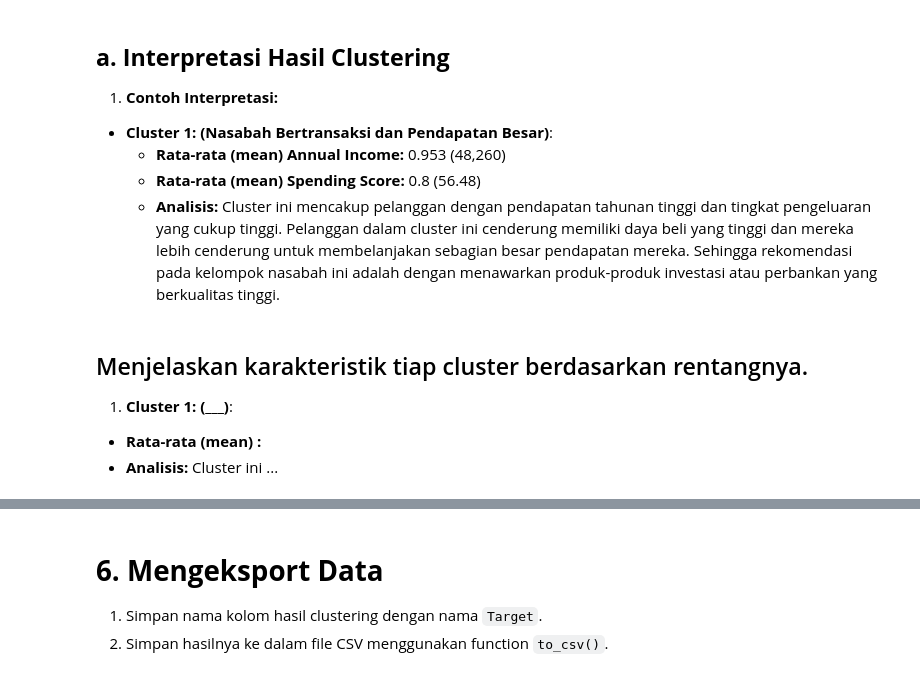
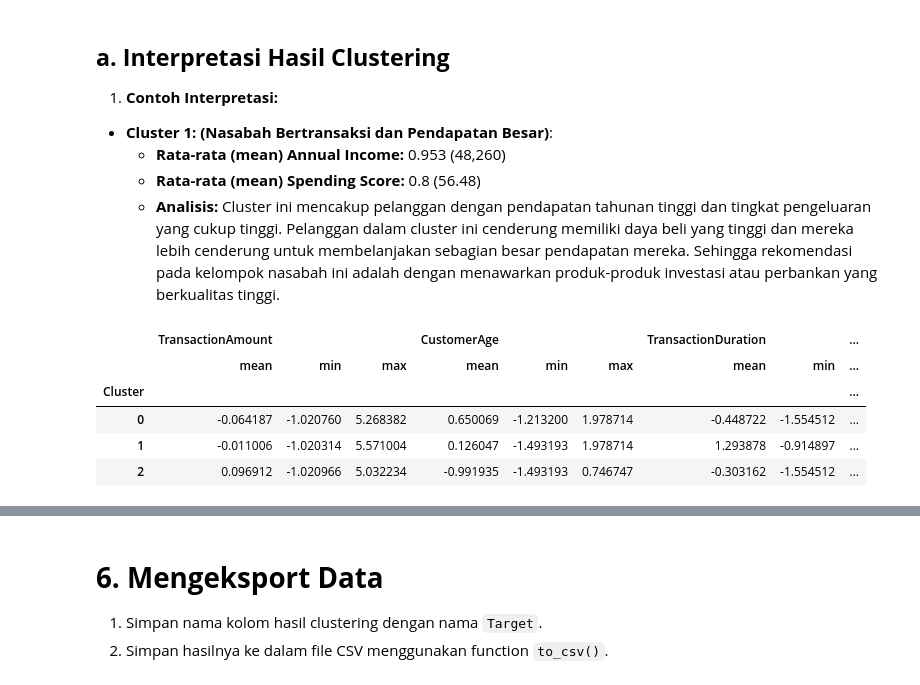
Before and after one commit to Andriansyah2501/BMLP, a Jupyter notebook: [Clustering]_Submission_Akhir_BMLP_Andrian_Syah.ipynb, the cells around one changed output, grey strips where cells are left out. Drawn from its saved outputs; the diff is of its cells as text; code cells hidden in the pictures.

```diff
--- a/[Clustering]_Submission_Akhir_BMLP_Andrian_Syah.ipynb
+++ b/[Clustering]_Submission_Akhir_BMLP_Andrian_Syah.ipynb
@@ -193,9 +373,20 @@ Jalankan cell code ini untuk menyimpan model kamu.
 # %%
 # Menampilkan analisis deskriptif minimal mean, min dan max untuk fitur numerik.
 # Silakan menambahkan fungsi agregasi lainnya untuk experience lebih baik.
 # pastikan output menghasilkan agregasi dan groupby bersamaan dengan mean, min, dan max.
+
+from sklearn.cluster import KMeans
+
+# Tambahkan label cluster ke DataFrame hasil scaling
+df_scaled['Cluster'] = model_kmeans.labels_
+
+# Hitung agregasi (mean, min, max) per cluster
+cluster_summary = df_scaled.groupby('Cluster').agg(['mean', 'min', 'max'])
+cluster_summary
+# %% [output]
+|  | TransactionAmount |  |  | CustomerAge |  |  | TransactionDuration |  | ... |
+|  | mean | min | max | mean | min | max | mean | min | ... |
+| Cluster |  |  |  |  |  |  |  |  | ... |
+| 0 | -0.064187 | -1.020760 | 5.268382 | 0.650069 | -1.213200 | 1.978714 | -0.448722 | -1.554512 | ... |
+| 1 | -0.011006 | -1.020314 | 5.571004 | 0.126047 | -1.493193 | 1.978714 | 1.293878 | -0.914897 | ... |
+| 2 | 0.096912 | -1.020966 | 5.032234 | -0.991935 | -1.493193 | 0.746747 | -0.303162 | -1.554512 | ... |
-# %% [markdown]
-## Menjelaskan karakteristik tiap cluster berdasarkan rentangnya.
-1. **Cluster 1: (___)**:
-  - **Rata-rata (mean) <Fitur>:** <Sebelum inverse> <Setelah inverse>
-  - **Analisis:** Cluster ini ...
```
Also changed, not shown: parts of 25 cells of this notebook.
